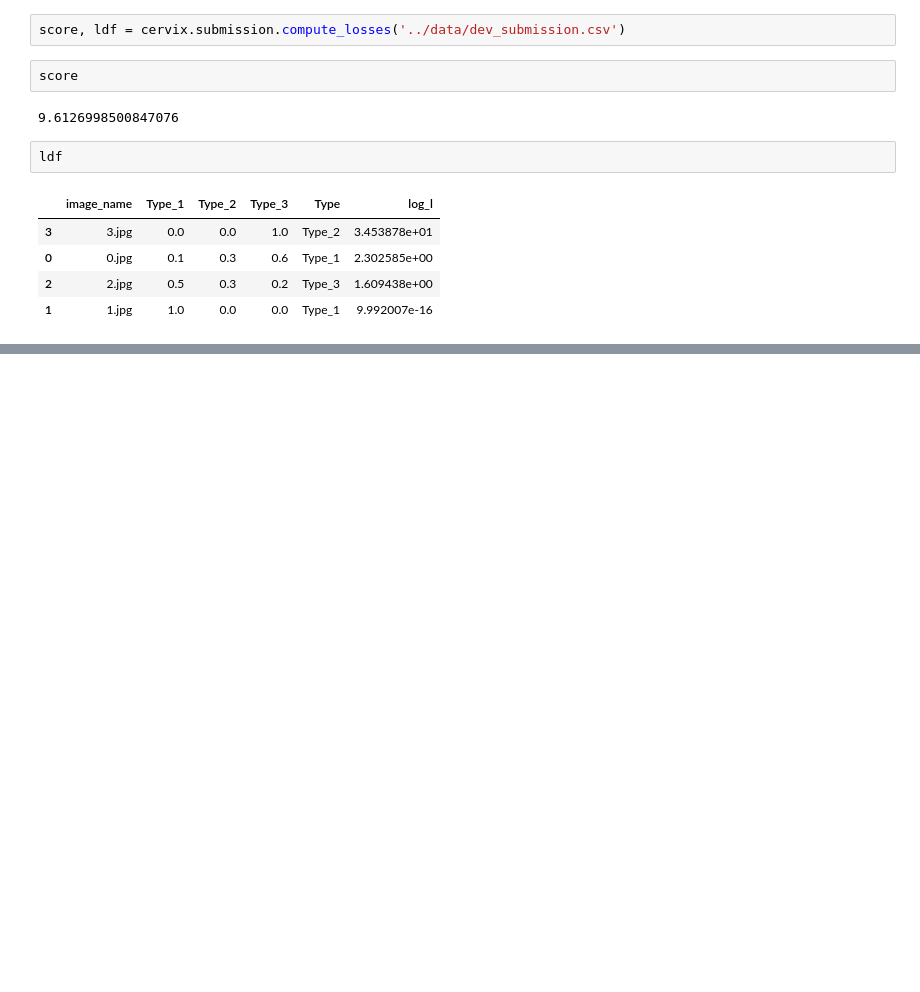
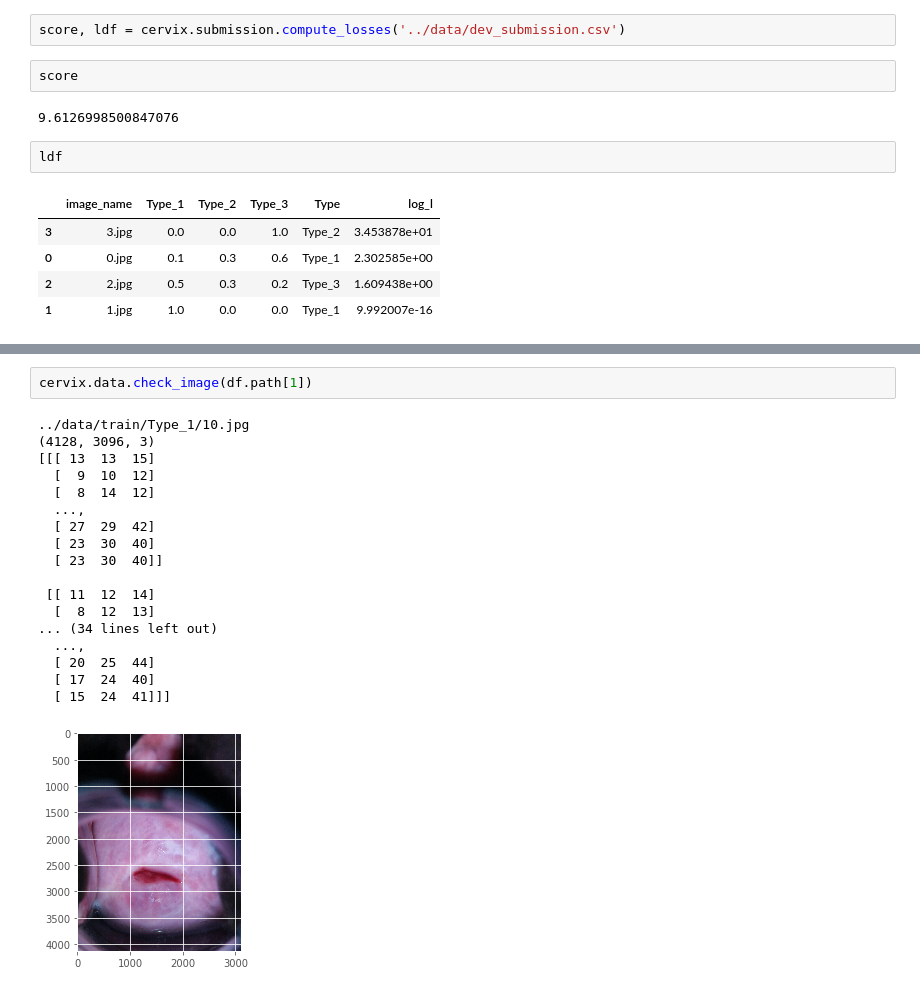
Before and after one commit to DBCerigo/kaggle-cervix, a Jupyter notebook: dbc/Cervix1.ipynb, the cells around one changed output, grey strips where cells are left out. Cells and saved outputs as stored; diff of their text form; blank space fills up the shorter version.

```diff
--- a/dbc/Cervix1.ipynb
+++ b/dbc/Cervix1.ipynb
@@ -54,0 +76,21 @@ ldf
+# %%
+cervix.data.check_image(df.path[1])
+# %% [output]
+../data/train/Type_1/10.jpg
+(4128, 3096, 3)
+[[[ 13  13  15]
+  [  9  10  12]
+  [  8  14  12]
+  ...,
+  [ 27  29  42]
+  [ 23  30  40]
+  [ 23  30  40]]
+
+ [[ 11  12  14]
+  [  8  12  13]
+... (34 lines left out)
+  ...,
+  [ 20  25  44]
+  [ 17  24  40]
+  [ 15  24  41]]]
+[figure, added]
```
Also changed, not shown: parts of 1 cell of this notebook.
